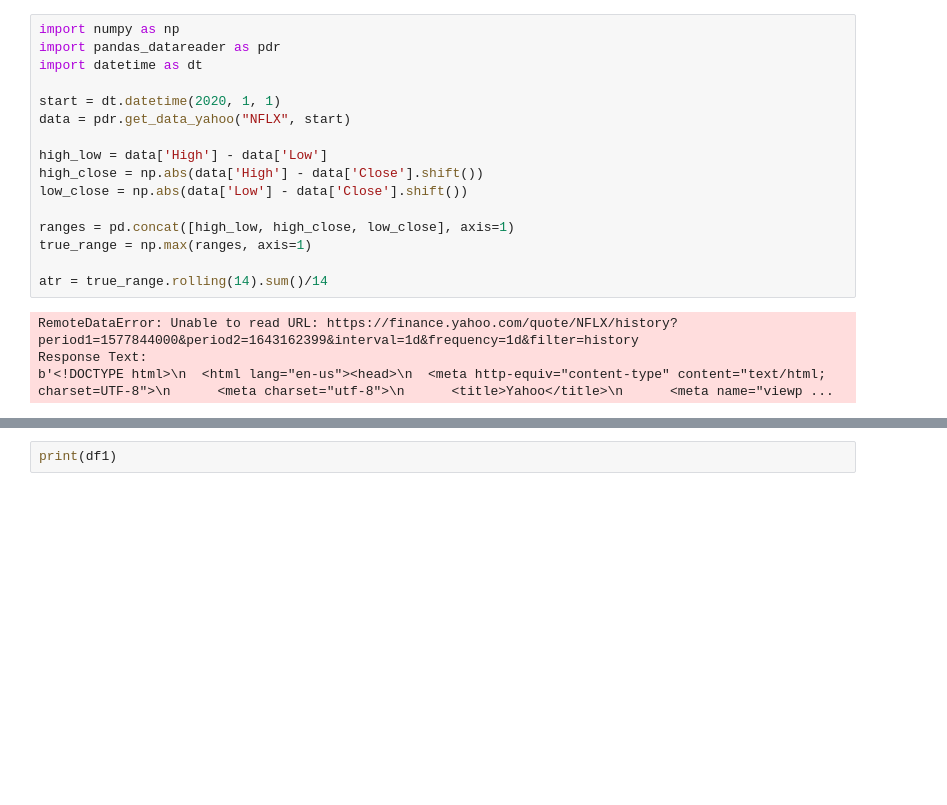
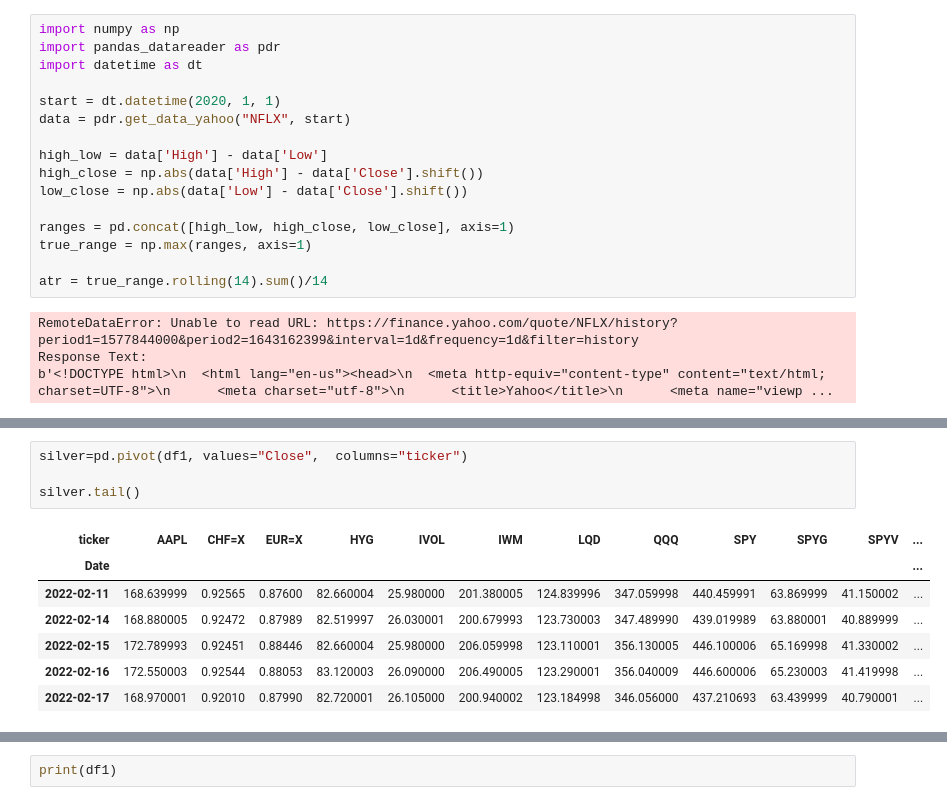
Before and after one commit to lunchforsoup/FiDataLake, a Jupyter notebook: Synthetic_VIX_convert_to_pandas.ipynb, the cells around one changed output, grey strips where cells are left out. Drawn from its saved outputs; the diff is of its cells as text; blank space fills up the shorter version.

```diff
--- a/Synthetic_VIX_convert_to_pandas.ipynb
+++ b/Synthetic_VIX_convert_to_pandas.ipynb
@@ -453,0 +502,12 @@ df1.to_csv('ticker.csv')
+# %%
+silver=pd.pivot(df1, values="Close",  columns="ticker")
+
+silver.tail()
+# %% [output]
+| ticker | AAPL | CHF=X | EUR=X | HYG | IVOL | IWM | LQD | QQQ | SPY | SPYG | SPYV | ... |
+| Date |  |  |  |  |  |  |  |  |  |  |  | ... |
+| 2022-02-11 | 168.639999 | 0.92565 | 0.87600 | 82.660004 | 25.980000 | 201.380005 | 124.839996 | 347.059998 | 440.459991 | 63.869999 | 41.150002 | ... |
+| 2022-02-14 | 168.880005 | 0.92472 | 0.87989 | 82.519997 | 26.030001 | 200.679993 | 123.730003 | 347.489990 | 439.019989 | 63.880001 | 40.889999 | ... |
+| 2022-02-15 | 172.789993 | 0.92451 | 0.88446 | 82.660004 | 25.980000 | 206.059998 | 123.110001 | 356.130005 | 446.100006 | 65.169998 | 41.330002 | ... |
+| 2022-02-16 | 172.550003 | 0.92544 | 0.88053 | 83.120003 | 26.090000 | 206.490005 | 123.290001 | 356.040009 | 446.600006 | 65.230003 | 41.419998 | ... |
+| 2022-02-17 | 168.970001 | 0.92010 | 0.87990 | 82.720001 | 26.105000 | 200.940002 | 123.184998 | 346.056000 | 437.210693 | 63.439999 | 40.790001 | ... |
```
Also changed, not shown: parts of 13 cells of this notebook, 16 other files.
